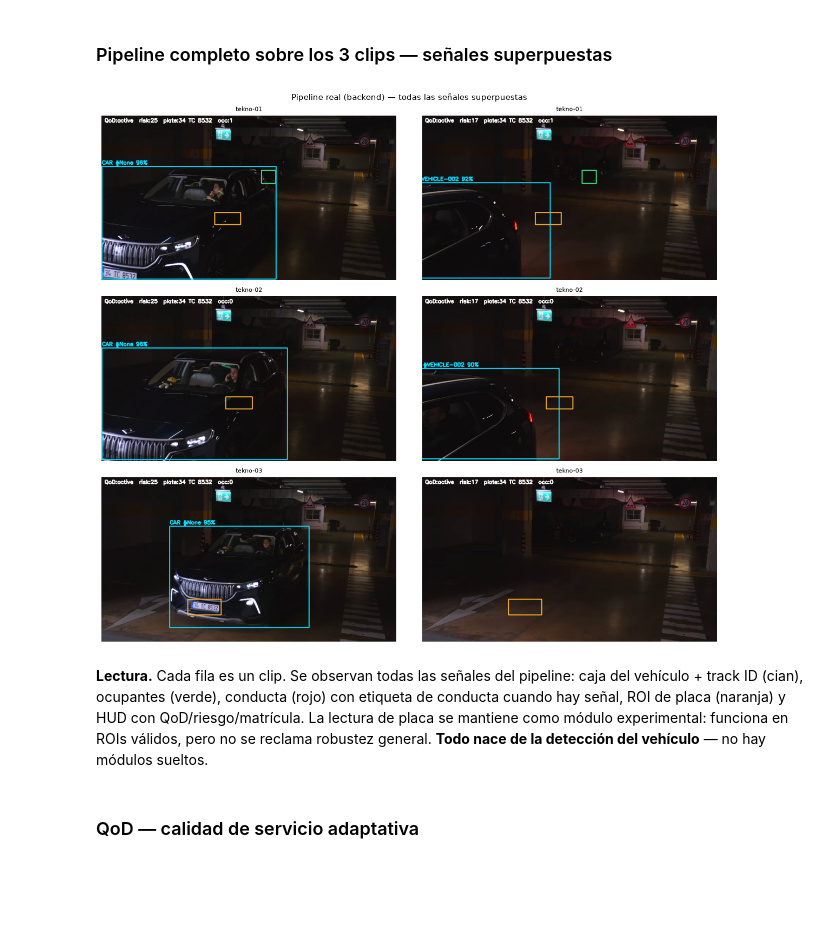
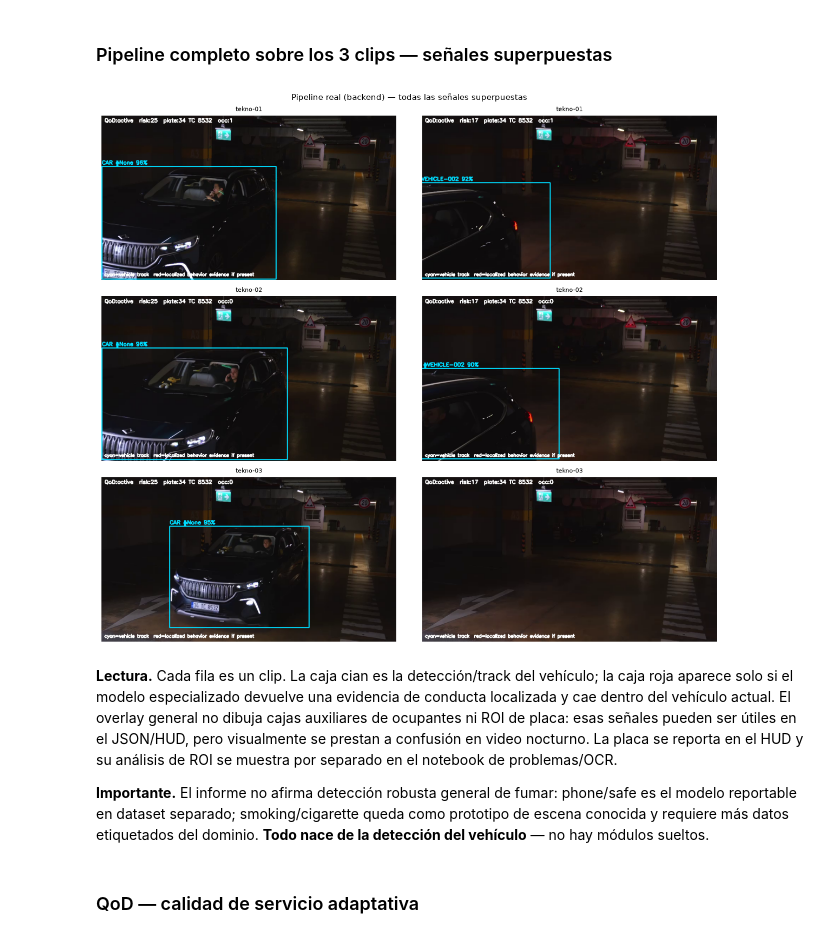
Before and after one commit to Manceb0/TeknoFest, a Jupyter notebook: notebooks/03_ai_architecture.ipynb, the cells around one changed output. Drawn from its saved outputs; the diff is of its cells as text; code cells hidden in the pictures; blank space fills up the shorter version.

Commit message:
Clarify visual overlays and behavior claims

```diff
--- a/notebooks/03_ai_architecture.ipynb
+++ b/notebooks/03_ai_architecture.ipynb
@@ -71,48 +71,68 @@ def run_clip(path, sample_seconds=(2.0, 4.0, 6.0)):
 
 def draw_all(fr, det):
     im=cv2.cvtColor(fr, cv2.COLOR_BGR2RGB)
+    vehicle_bbox = None
+    def center_inside_vehicle(box):
+        if not vehicle_bbox or not box or box.get("w", 0) <= 0 or box.get("h", 0) <= 0:
+            return False
+        cx, cy = box["x"] + box["w"]/2, box["y"] + box["h"]/2
+        return (
+            vehicle_bbox["x"] <= cx <= vehicle_bbox["x"] + vehicle_bbox["w"]
+            and vehicle_bbox["y"] <= cy <= vehicle_bbox["y"] + vehicle_bbox["h"]
+        )
     if det["detections"]:
         d=det["detections"][0]; b=d["bbox"]
+        vehicle_bbox = b
         cv2.rectangle(im,(b["x"],b["y"]),(b["x"]+b["w"],b["y"]+b["h"]),(0,220,255),2)
         cv2.putText(im,f"CAR #{d['track_id']} {int(d['confidence']*100)}%",
                     (b["x"],max(0,b["y"]-6)),cv2.FONT_HERSHEY_SIMPLEX,0.5,(0,220,255),2)
-    for o in det["occupants"]["boxes"]:
-        cv2.rectangle(im,(o["x"],o["y"]),(o["x"]+o["w"],o["y"]+o["h"]),(60,220,120),2)
+    # Do not draw occupant boxes in the general evidence overlay: low-light person
+    # detections inside windshield crops are useful as an auxiliary signal, but
+    # the boxes can be visually ambiguous. Keep occupant count in the HUD/API.
     bb=det["behavior"]["bbox"]
-    if bb:
+    if bb and center_inside_vehicle(bb):
         cv2.rectangle(im,(bb["x"],bb["y"]),(bb["x"]+bb["w"],bb["y"]+bb["h"]),(255,60,60),2)
         label=det["behavior"]["label"].replace("_detected","").upper()
         cv2.putText(im,label,(bb["x"],bb["y"]+bb["h"]+15),cv2.FONT_HERSHEY_SIMPLEX,0.5,(255,60,60),2)
-    pr=det["plate"]["roi"]
-    if pr["w"]>0:
-        cv2.rectangle(im,(pr["x"],pr["y"]),(pr["x"]+pr["w"],pr["y"]+pr["h"]),(245,170,40),2)
+    # The general architecture figure intentionally does not draw the plate ROI:
+    # OCR votes are cached across frames, so drawing the ROI here can create stale
+    # boxes on the road. Plate localization is shown separately in NB02.
+    legend_y = im.shape[0] - 12
+    cv2.putText(im,"cyan=vehicle track  red=localized behavior evidence if present",
+                (8,legend_y),cv2.FONT_HERSHEY_SIMPLEX,0.42,(255,255,255),2)
     hud=(f"QoD:{det['qod']['state']}  risk:{det['risk']['score']}"
          f"  plate:{det['plate']['text']}  occ:{det['occupants']['count']}")
     cv2.putText(im,hud,(8,18),cv2.FONT_HERSHEY_SIMPLEX,0.5,(255,255,255),2)
     return im
 
 clips=sorted(glob.glob("../frontend/public/demo-videos/*.mp4"))
 cols = 2
 fig,axes=plt.subplots(len(clips),cols,figsize=(12,3.5*len(clips)))
 for row,path in zip(np.atleast_2d(axes),clips):
     name=os.path.basename(path).replace(".mp4","")
     shown = 0
     for ax,(_,fr,det) in zip(row, run_clip(path)):
         ax.imshow(draw_all(fr,det)); ax.set_title(name,fontsize=8); ax.axis("off")
         shown += 1
     for ax in row[shown:]:
         ax.axis("off")
 plt.suptitle("Pipeline real (backend) — todas las señales superpuestas", fontsize=11)
 plt.tight_layout(); plt.show()
 # %% [output]
-[figure, old version]
+[figure, new version]
-# %% [markdown]
-**Lectura.** Cada fila es un clip. Se observan todas las señales del pipeline:
-caja del vehículo + track ID (cian), ocupantes (verde), conducta (rojo) con
-etiqueta de conducta cuando hay señal, ROI de placa (naranja) y HUD con
-QoD/riesgo/matrícula. La lectura de placa se mantiene como módulo
-experimental: funciona en ROIs válidos, pero no se reclama robustez general.
-**Todo nace de la detección del vehículo** — no hay módulos sueltos.
+# %% [markdown]
+**Lectura.** Cada fila es un clip. La caja cian es la detección/track del
+vehículo; la caja roja aparece solo si el modelo especializado devuelve una
+evidencia de conducta localizada y cae dentro del vehículo actual. El overlay
+general no dibuja cajas auxiliares de ocupantes ni ROI de placa: esas señales
+pueden ser útiles en el JSON/HUD, pero visualmente se prestan a confusión en
+video nocturno. La placa se reporta en el HUD y su análisis de ROI se muestra por
+separado en el notebook de problemas/OCR.
+
+**Importante.** El informe no afirma detección robusta general de fumar: phone/safe
+es el modelo reportable en dataset separado; smoking/cigarette queda como
+prototipo de escena conocida y requiere más datos etiquetados del dominio.
+**Todo nace de la detección del vehículo** — no hay módulos sueltos.
 # %% [markdown]
 ### QoD — calidad de servicio adaptativa
 # %%
```
Also changed, not shown: 14 other files.
